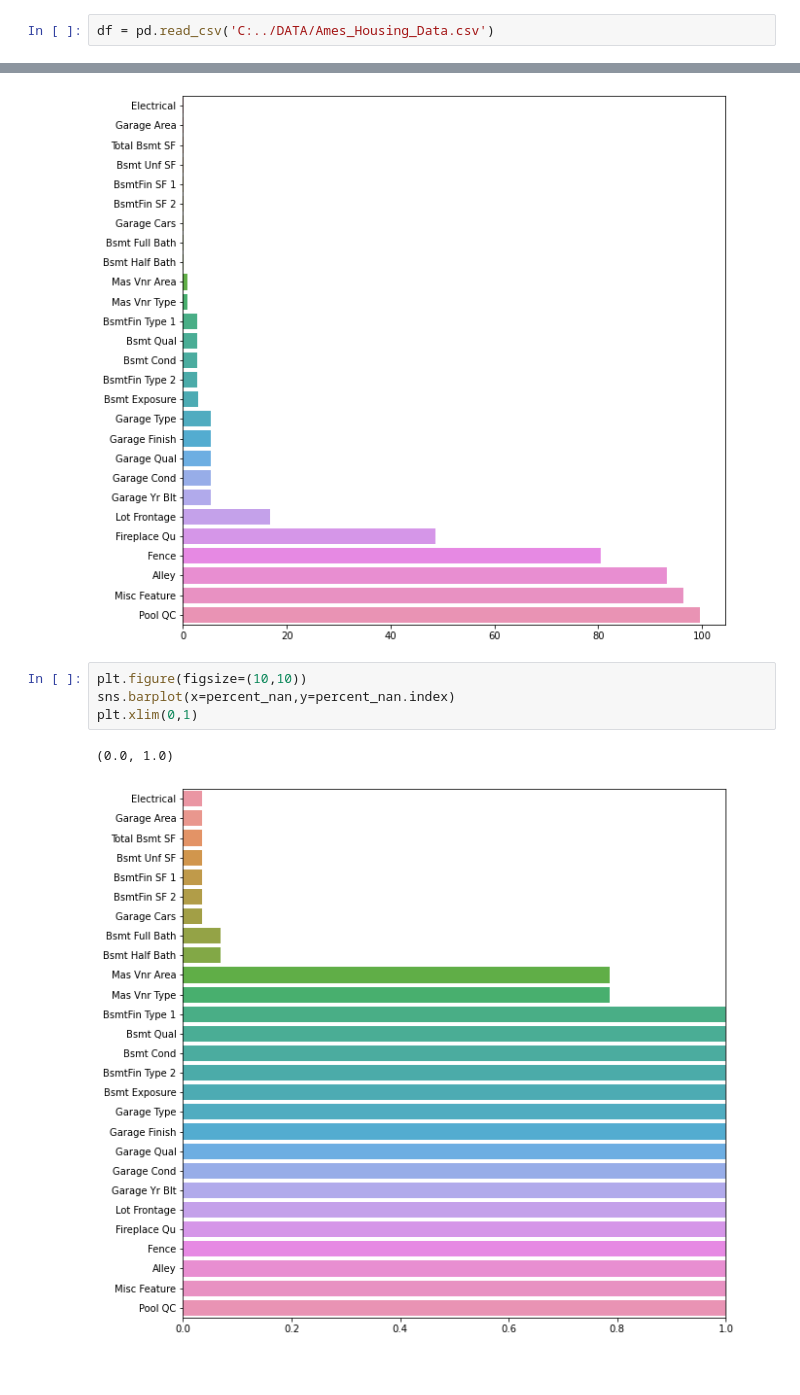
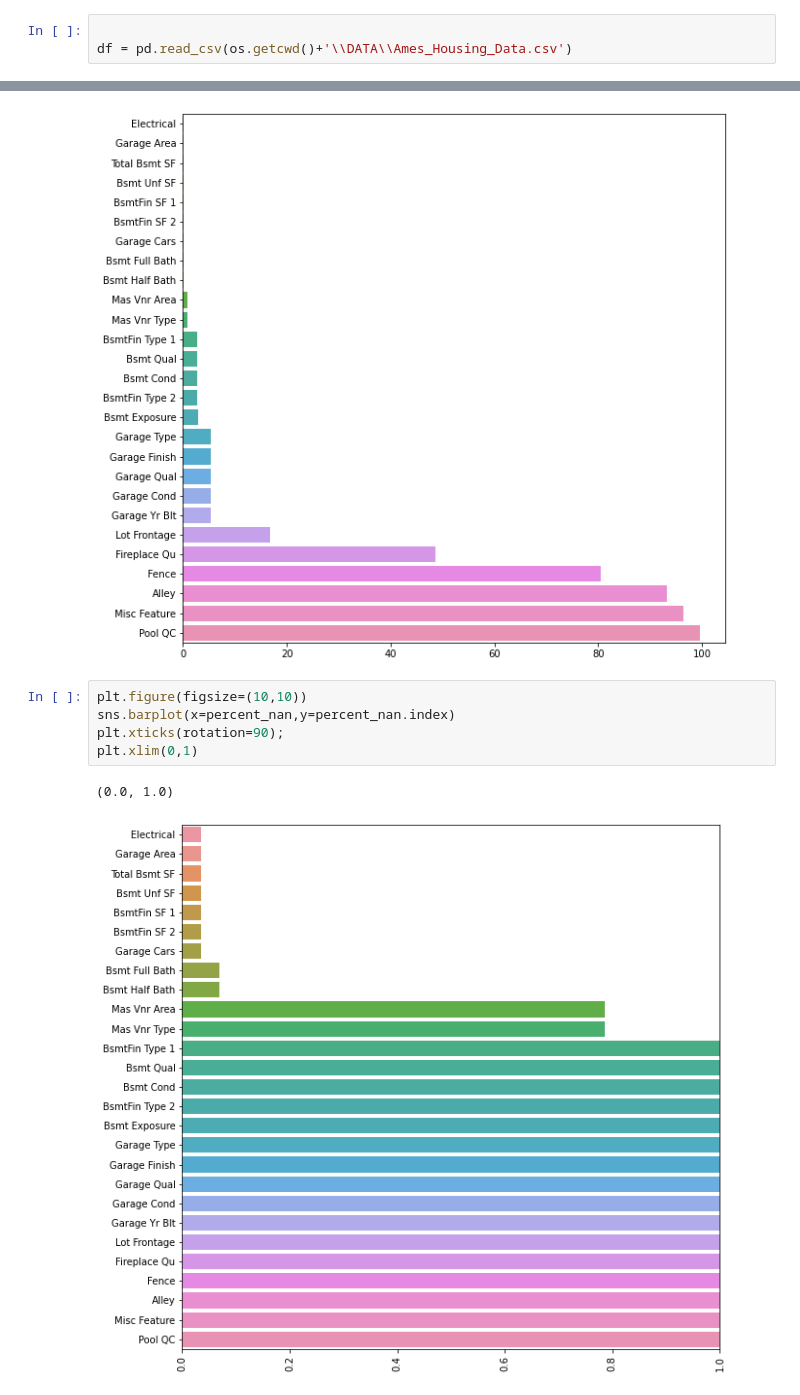
Before and after one commit to bgosha24/Linear-Regression-Project, a Jupyter notebook: Linear Regression Project.ipynb, the cells around one changed output, grey strips where cells are left out. Cells and saved outputs as stored; diff of their text form.

```diff
--- a/Linear Regression Project.ipynb
+++ b/Linear Regression Project.ipynb
@@ -17,5 +21,6 @@ import seaborn as sns
 # %%
-df = pd.read_csv('C:../DATA/Ames_Housing_Data.csv')
+
+df = pd.read_csv(os.getcwd()+'\\DATA\\Ames_Housing_Data.csv')
 # %%
 df.head()
 # %% [output]
@@ -206,7 +208,8 @@ sns.barplot(y=percent_nan.index,x=percent_nan)
 # %%
 plt.figure(figsize=(10,10))
 sns.barplot(x=percent_nan,y=percent_nan.index)
+plt.xticks(rotation=90);
 plt.xlim(0,1)
 # %% [output]
 (0.0, 1.0)
-[figure, old version]
+[figure, new version]
```
Also changed, not shown: parts of 43 cells of this notebook.
